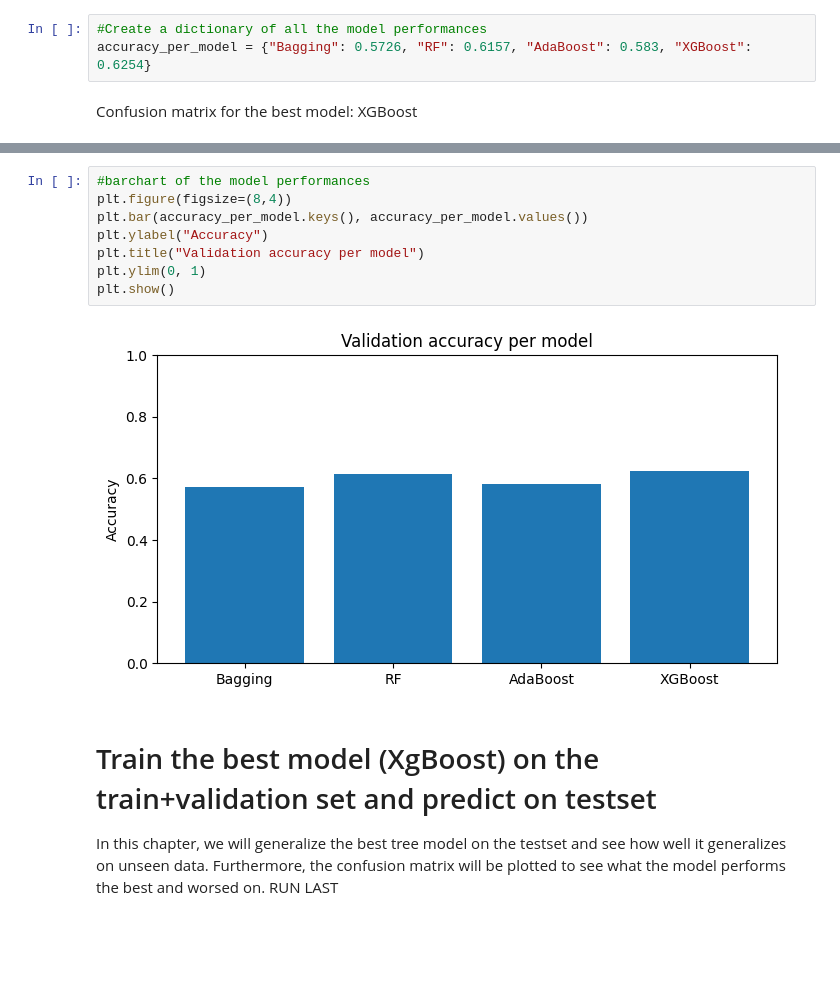
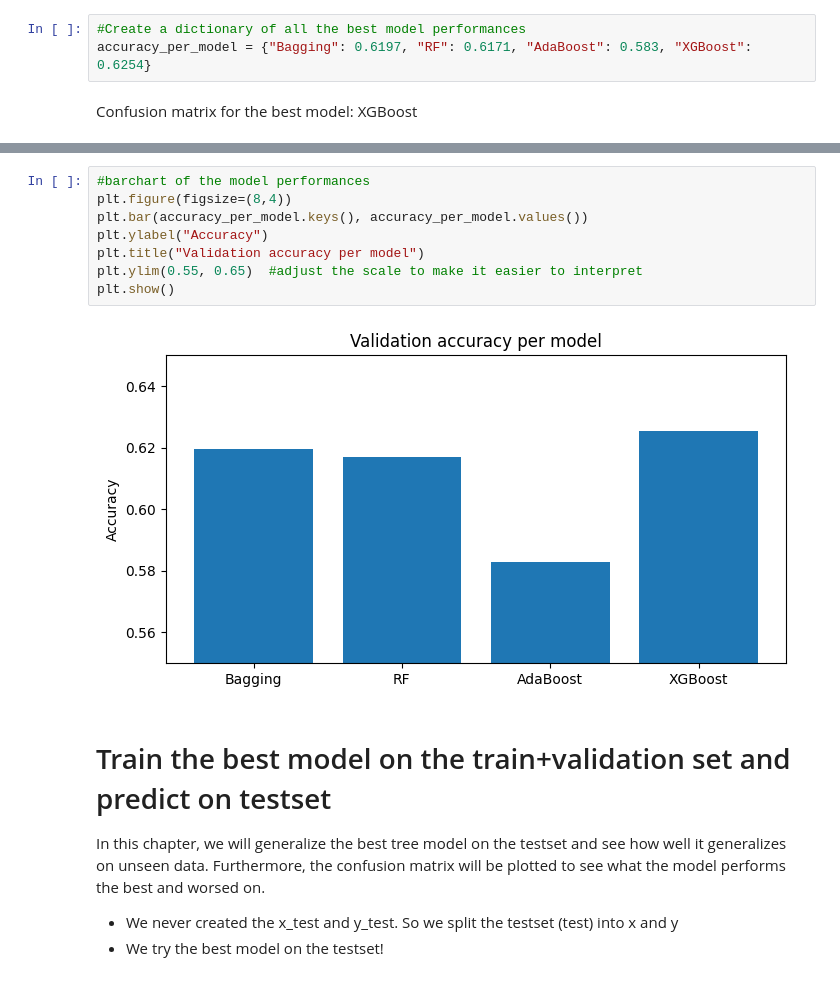
Before and after one commit to Simerblur/bjj, a Jupyter notebook: Tree_based_models_bart.ipynb, the cells around one changed output, grey strips where cells are left out. Saved outputs shown, nothing was run; the diff lists cells and outputs as text; blank space fills up the shorter version.

```diff
--- a/Tree_based_models_bart.ipynb
+++ b/Tree_based_models_bart.ipynb
@@ -743,5 +743,5 @@ The best boosted model is the XGBoost model. It performs a little bit better the
 # %%
-#Create a dictionary of all the model performances
-accuracy_per_model = {"Bagging": 0.5726, "RF": 0.6157, "AdaBoost": 0.583, "XGBoost": 0.6254}
+#Create a dictionary of all the best model performances
+accuracy_per_model = {"Bagging": 0.6197, "RF": 0.6171, "AdaBoost": 0.583, "XGBoost": 0.6254}
 # %% [markdown]
 Confusion matrix for the best model: XGBoost
@@ -809,13 +748,16 @@ plt.show()
 # %%
 #barchart of the model performances
 plt.figure(figsize=(8,4))
 plt.bar(accuracy_per_model.keys(), accuracy_per_model.values())
 plt.ylabel("Accuracy")
 plt.title("Validation accuracy per model")
-plt.ylim(0, 1)
+plt.ylim(0.55, 0.65)  #adjust the scale to make it easier to interpret
 plt.show()
 # %% [output]
-[figure, old version]
+[figure, new version]
 # %% [markdown]
-# Train the best model (XgBoost) on the train+validation set and predict on testset
-In this chapter, we will generalize the best tree model on the testset and see how well it generalizes on unseen data. Furthermore, the confusion matrix will be plotted to see what the model performs the best and worsed on. RUN LAST
+# Train the best model on the train+validation set and predict on testset
+In this chapter, we will generalize the best tree model on the testset and see how well it generalizes on unseen data. Furthermore, the confusion matrix will be plotted to see what the model performs the best and worsed on.
+
+- We never created the x_test and y_test. So we split the testset (test) into x and y
+- We try the best model on the testset!
```
Also changed, not shown: parts of 7 cells of this notebook.
